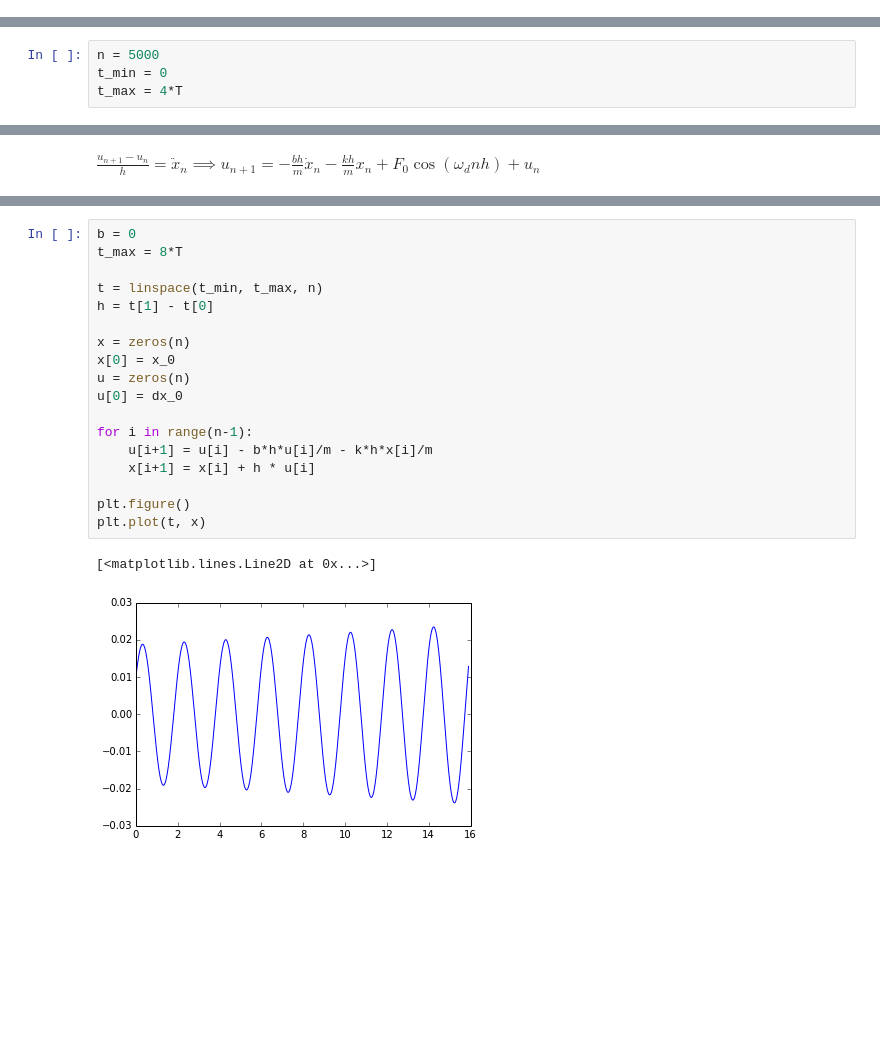
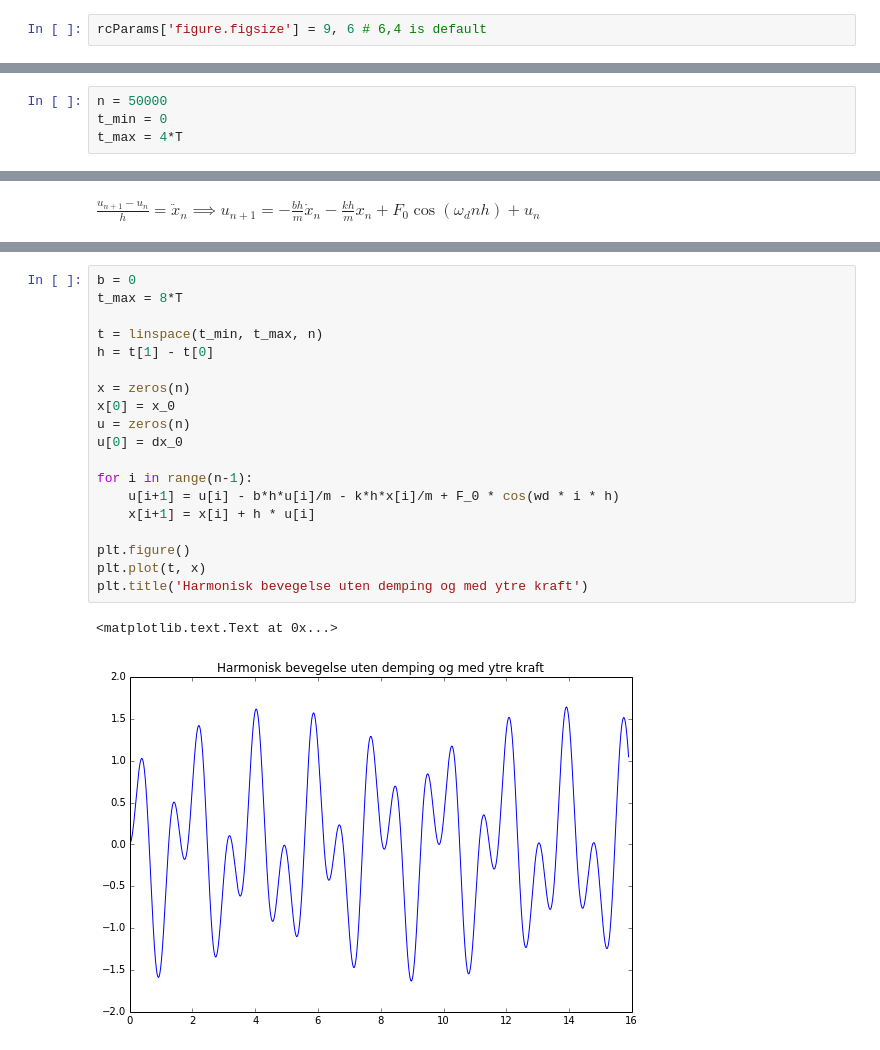
Before and after one commit to ndyb/tfy4125, a Jupyter notebook: ov6/ov6.ipynb, the cells around one changed output, grey strips where cells are left out. Saved outputs shown, nothing was run; the diff lists cells and outputs as text; blank space fills up the shorter version.

```diff
--- a/ov6/ov6.ipynb
+++ b/ov6/ov6.ipynb
@@ -1,5 +1,7 @@
 # %% [markdown]
 # Øving 6
+# %%
+rcParams['figure.figsize'] = 9, 6 # 6,4 is default
 # %% [markdown]
 ## Oppgave 2: Harmonisk oscillator - frie svingninger
 # %% [markdown]
@@ -85,7 +87,7 @@ print(T)
 # %% [markdown]
 Parametre for løsning
 # %%
-n = 5000
+n = 50000
 t_min = 0
 t_max = 4*T
 # %%
@@ -200,24 +217,25 @@ plt.plot(t, x)
 # %%
 b = 0
 t_max = 8*T
 
 t = linspace(t_min, t_max, n)
 h = t[1] - t[0]
 
 x = zeros(n)
 x[0] = x_0
 u = zeros(n)
 u[0] = dx_0
 
 for i in range(n-1):
-    u[i+1] = u[i] - b*h*u[i]/m - k*h*x[i]/m
+    u[i+1] = u[i] - b*h*u[i]/m - k*h*x[i]/m + F_0 * cos(wd * i * h)
     x[i+1] = x[i] + h * u[i]
 
 plt.figure()
 plt.plot(t, x)
+plt.title('Harmonisk bevegelse uten demping og med ytre kraft')
 # %% [output]
-[<matplotlib.lines.Line2D at 0x...>]
+<matplotlib.text.Text at 0x...>
-[figure, old version]
+[figure, new version]
 # %%
 b = 2*sqrt(m*k) * 0.1 # 10%
 
```
Also changed, not shown: parts of 19 cells of this notebook.
